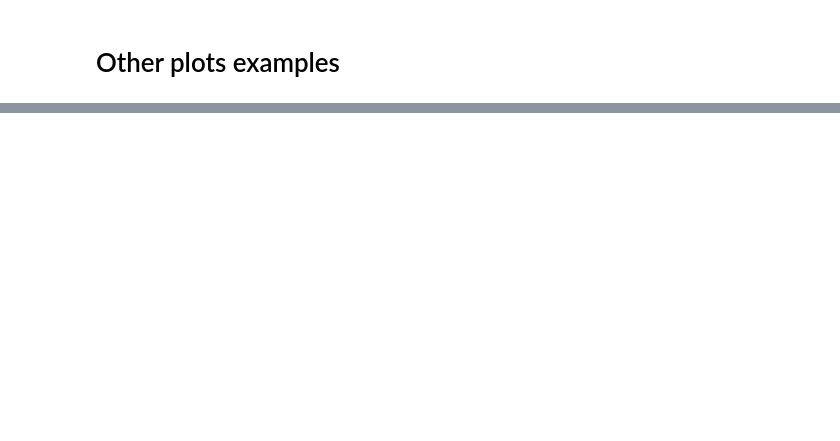
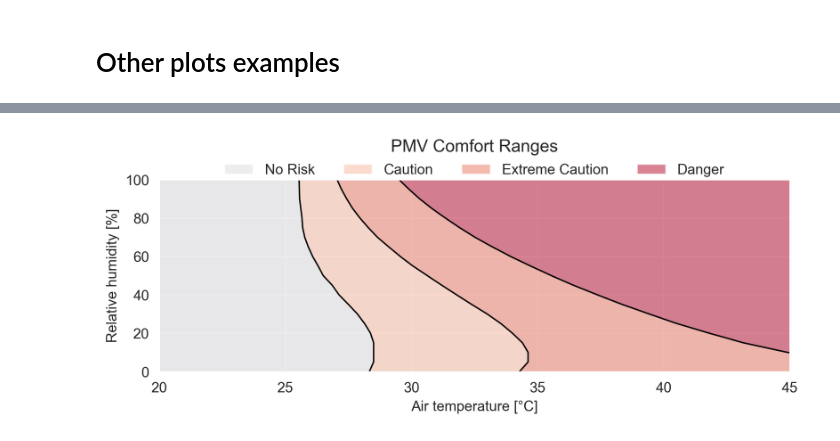
Before and after one commit to CenterForTheBuiltEnvironment/pythermalcomfort, a Jupyter notebook: docs/documentation/plots/matplotlib/example_plots.ipynb, the cells around one changed output, grey strips where cells are left out. Saved outputs shown, nothing was run; the diff lists cells and outputs as text; code cells hidden in the pictures; blank space fills up the shorter version.

Commit message:
feat: add heat_index_rothfusz to plot examples

```diff
--- a/docs/documentation/plots/matplotlib/example_plots.ipynb
+++ b/docs/documentation/plots/matplotlib/example_plots.ipynb
@@ -157,0 +144,50 @@ plt.show()
+# %%
+# Example usage
+from pythermalcomfort.models import heat_index_rothfusz
+from pythermalcomfort.plots.matplotlib import ranges_tdb_rh
+
+f, axs = plt.subplots(1, 1, figsize=(7, 3), dpi=300)
+
+ax, artists = ranges_tdb_rh(
+    model_func=heat_index_rothfusz,
+    thresholds=[27, 32, 42],
+    t_range=(20, 70),
+    rh_range=(0, 100),
+    rh_step=5.0,
+    smooth_sigma=0,
+    plot_kwargs={
+        "band_alpha": 0.7,
+        "band_colors": ["#E7E6E6", "#F9CDB9", "#EE9D8C", "#CA4F67"],
+    },
+    ax=axs,
+)
+# Get the legend from the returned artists
+legend = artists.get("legend")
+# Get handles and labels from the old legend
+handles = legend.legend_handles
+# labels = [text.get_text() for text in legend.texts]
+labels = [
+    "No Risk",
+    "Caution",
+    "Extreme Caution",
+    "Danger",
+]
+# Remove the old legend
+legend.remove()
+# Create a new legend with 3 columns
+ax.legend(
+    handles,
+    labels,
+    ncol=5,
+    loc="upper center",
+    bbox_to_anchor=(0.5, 1.15),
+    frameon=False,
+)
+
+ax.set(xlim=(20, 45), ylim=(0, 100))
+ax.set_title("PMV Comfort Ranges", y=1.1)
+plt.tight_layout()
+# plt.savefig("/Users/ftar3919/Downloads/hi_ranges_tdb_rh.png", dpi=300)
+plt.show()
+# %% [output]
+[figure, added]
```
Also changed, not shown: parts of 4 cells of this notebook, 1 other file.
